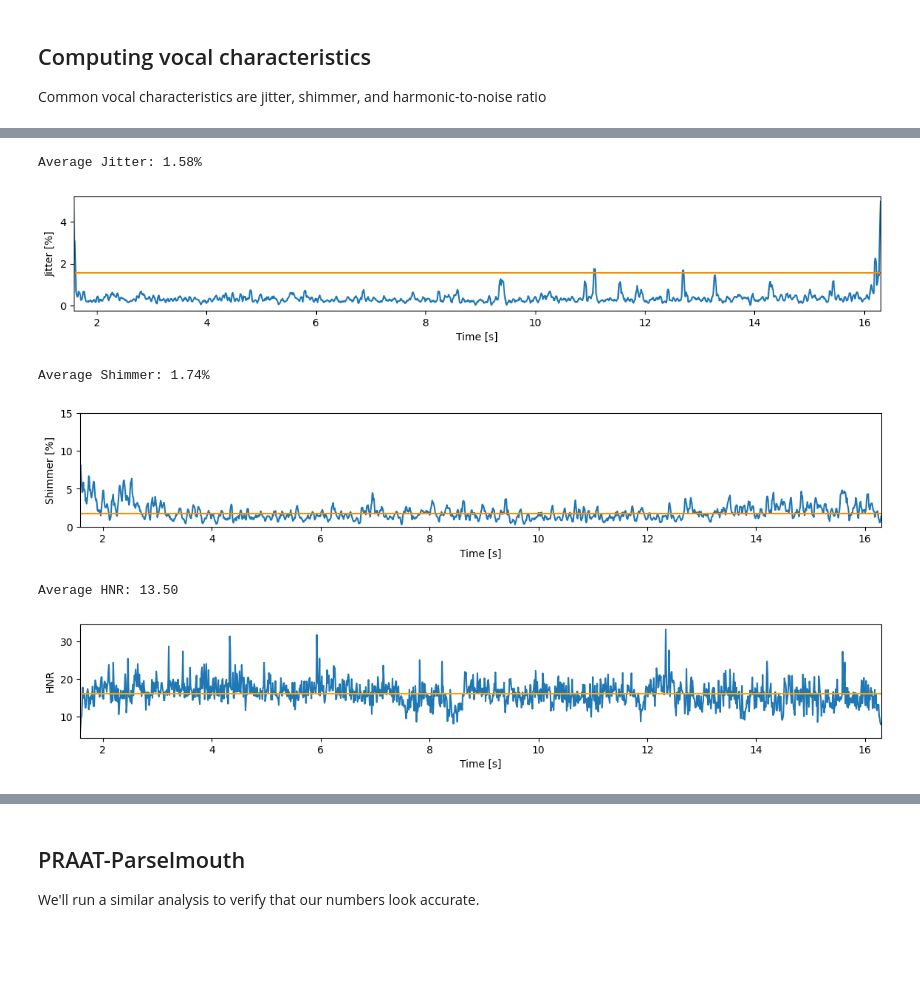
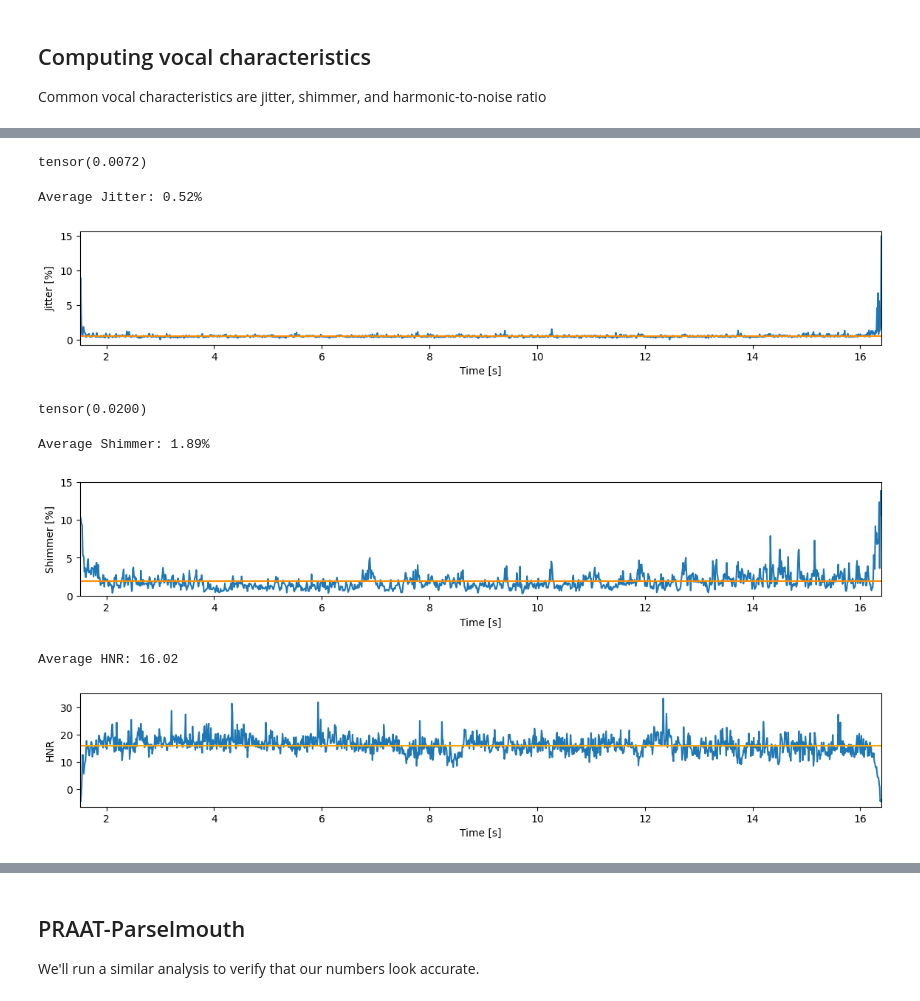
Before and after one commit to pplantinga/ParkinsonSpeechAI, a Jupyter notebook: voice-analysis.ipynb, the cells around one changed output, grey strips where cells are left out. Saved outputs shown, nothing was run; the diff lists cells and outputs as text; code cells hidden in the pictures; blank space fills up the shorter version.

```diff
--- a/voice-analysis.ipynb
+++ b/voice-analysis.ipynb
@@ -70,18 +70,16 @@ The autocorrelation ratio is the ratio of the strongest peak against the theoret
 which occurs when the lag is zero.
 # %%
 # Split into frames, and compute autocorrelation for each frame
-frames = audio.view(1, -1).unfold(-1, window_samples, step_samples)
+frames = audio.unfold(-1, window_samples, step_samples)
 autocorrelation = autocorrelate(frames)
 
-# Use autocorrelation to compute harmonicity and best lags
-kbest_scores = torch.topk(autocorrelation[:, min_lag:max_lag], k=15, dim=-1)
-harmonicity = kbest_scores.values[:, 0]
-kbest_lags = kbest_scores.indices + min_lag
-
+# Use autocorrelation to estimate harmonicity and best lags
+harmonicity, best_lags = autocorrelation[:, :, min_lag:max_lag].max(dim=-1)
+best_lags += min_lag
 harmonicity_threshold = 0.45
 
-xs = torch.arange(len(harmonicity)) * step_size
-plt.plot(xs, harmonicity)
+xs = torch.arange(len(harmonicity[0])) * step_size
+plt.plot(xs, harmonicity[0])
 plt.xlabel("Time [s]")
 plt.ylabel("Harmonicity")
 plt.axhline(y = harmonicity_threshold, color="darkorange")
@@ -92,11 +90,11 @@ plt.show()
 In addition, PRAAT marks all frames as unvoiced that exceed a certain jitter threshold, by default 2 percent. We'll estimate jitter using our initial data.
 # %%
 # Compute period-based features, dividing frames based on median best lag
-jitter, shimmer = compute_periodic_features(audio.squeeze(), kbest_lags[:, 0])
-jitter_threshold = 0.05
+jitter, shimmer = compute_periodic_features(frames, best_lags)
+jitter_threshold = 0.02
 
-plt.plot(xs, harmonicity, color="lightblue")
-plt.plot(xs, jitter)
+#plt.plot(xs, harmonicity[0], color="lightblue")
+plt.plot(xs, jitter[0])
 plt.xlabel("Time [s]")
 plt.ylabel("Jitter")
 plt.axhline(y = jitter_threshold, color="darkorange")
@@ -107,11 +105,11 @@ plt.show()
 # voicing threshold is simply the intersection of these thresholds
 voiced = harmonicity > harmonicity_threshold
 voiced &= jitter < jitter_threshold
-voiced = neighbor_average(voiced.float(), neighbors=7).round().bool()
+voiced = neighbor_op(voiced.float(), neighbors=7).bool()
 
-plt.plot(xs, harmonicity, color="lightblue")
-plt.plot(xs, jitter, color="lightgrey")
-plt.plot(xs, voiced)
+plt.plot(xs, harmonicity[0], color="lightblue")
+plt.plot(xs, jitter[0], color="lightgrey")
+plt.plot(xs, voiced[0])
 plt.xlabel("Time [s]")
 plt.ylabel("Voiced Value")
 plt.show()
@@ -240,35 +164,50 @@ Common vocal characteristics are jitter, shimmer, and harmonic-to-noise ratio
+# %%
+# Compute mean difference from mean lag, normalized by period
+jitter_frames = (lags - lags.float().mean(dim=-1, keepdims=True)).abs()
+jitter = jitter_frames.mean(dim=-1) / best_lags
+jitter[0, 200]
+# %% [output]
+tensor(0.0072)
 # %%
-plt.plot(xs[voiced], jitter[voiced] * 100)
+plt.plot(xs[voiced[0]], jitter[voiced] * 100)
 plt.xlabel("Time [s]")
 plt.ylabel("Jitter [%]")
-plt.axhline(y = jitter.nanmean() * 100, color="darkorange")
-print("Average Jitter: {0:.2f}%".format(100 * jitter.nanmean().numpy()))
+plt.axhline(y = jitter[voiced].mean() * 100, color="darkorange")
+print("Average Jitter: {0:.2f}%".format(100 * jitter[voiced].mean().numpy()))
 # %% [output]
-Average Jitter: 1.58%
+Average Jitter: 0.52%
-[figure, old version]
+[figure, new version]
+# %%
+# Shimmer = average variation in amplitude, normalized by avg amplitude
+avg_amps = topk.values.mean(dim=-1, keepdims=True)
+amp_diff = (topk.values - avg_amps).abs()
+shimmer = amp_diff.mean(dim=-1) / avg_amps.squeeze(-1)
+shimmer[0, 200]
+# %% [output]
+tensor(0.0200)
 # %%
-plt.plot(xs[voiced], shimmer[voiced] * 100)
+plt.plot(xs[voiced[0]], shimmer[voiced] * 100)
 plt.xlabel("Time [s]")
 plt.ylabel("Shimmer [%]")
 plt.ylim((0, 15))
-plt.axhline(y = shimmer.mean() * 100, color="darkorange")
-print("Average Shimmer: {0:.2f}%".format(100 * shimmer.mean().numpy()))
+plt.axhline(y = shimmer[voiced].mean() * 100, color="darkorange")
+print("Average Shimmer: {0:.2f}%".format(100 * shimmer[voiced].mean().numpy()))
 # %% [output]
-Average Shimmer: 1.74%
+Average Shimmer: 1.89%
-[figure, old version]
+[figure, new version]
 # %%
 # Autocorrelation is the measure of harmonicity here, 1-harmonicity is noise
 # See "Harmonic to Noise Ratio Measurement - Selection of Window and Length"
 # By J. Fernandez, F. Teixeira, V. Guedes, A. Junior, and J. P. Teixeira
 hnr = 10 * torch.log10(harmonicity / torch.abs(1 - harmonicity))
 
-plt.plot(xs[voiced], hnr[voiced])
+plt.plot(xs[voiced[0]], hnr[voiced])
 plt.xlabel("Time [s]")
 plt.ylabel("HNR")
 plt.axhline(y = hnr[voiced].mean(), color="orange")
-print("Average HNR: {0:.2f}".format(hnr.mean().numpy()))
+print("Average HNR: {0:.2f}".format(hnr[voiced].mean().numpy()))
 # %% [output]
-Average HNR: 13.50
+Average HNR: 16.02
-[figure, old version]
+[figure, new version]
 # %%
 # Of course this can all be done in one step
```
Also changed, not shown: parts of 55 cells of this notebook.
